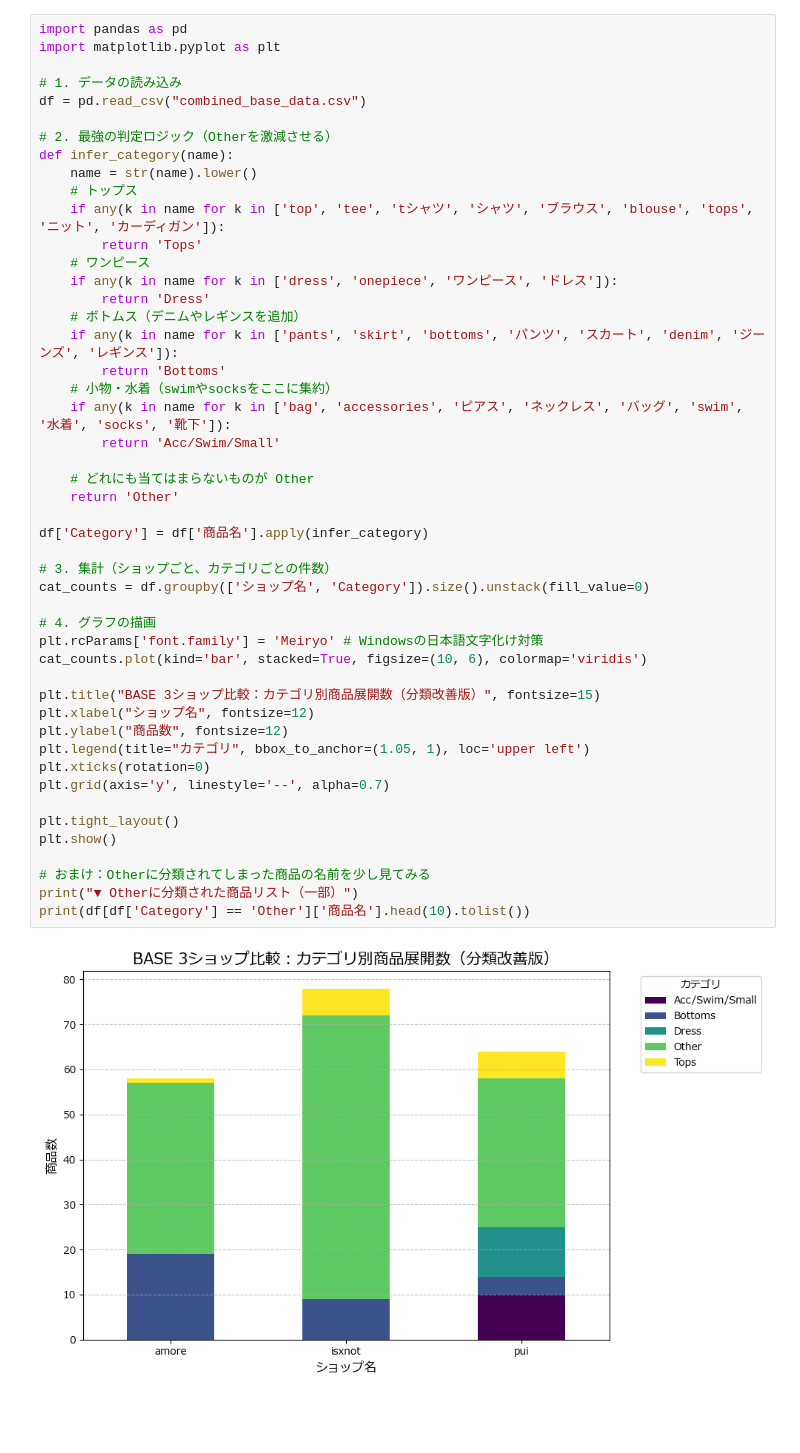
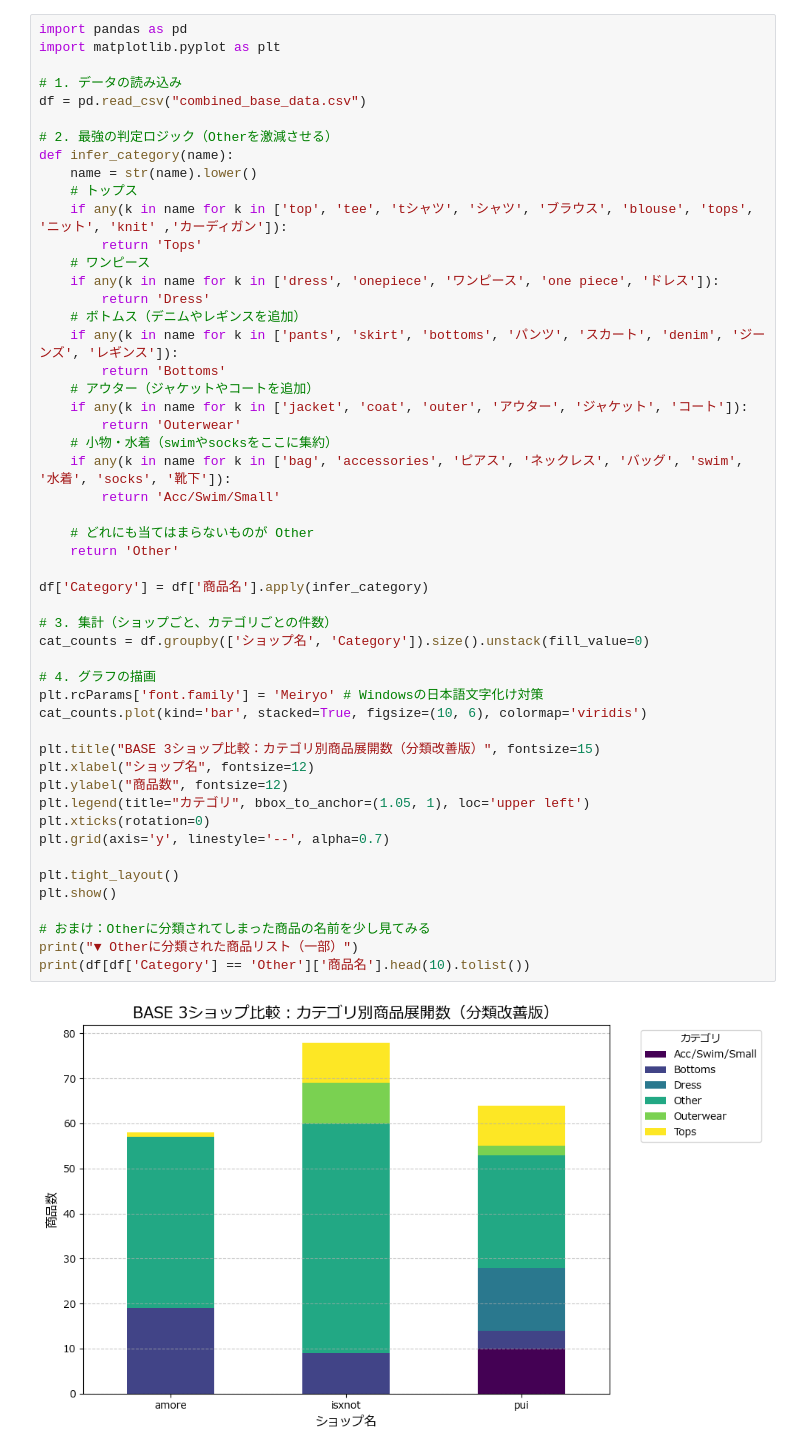
Before and after one commit to kaonashimaster/fashion-rec-engine, a Jupyter notebook: analysis.ipynb, the cells around one changed output. Saved outputs shown, nothing was run; the diff lists cells and outputs as text; blank space fills up the shorter version.

Commit message:
knit、ワンピース、アウターを追加

```diff
--- a/analysis.ipynb
+++ b/analysis.ipynb
@@ -9,43 +9,46 @@ df = pd.read_csv("combined_base_data.csv")
 def infer_category(name):
     name = str(name).lower()
     # トップス
-    if any(k in name for k in ['top', 'tee', 'tシャツ', 'シャツ', 'ブラウス', 'blouse', 'tops', 'ニット', 'カーディガン']):
+    if any(k in name for k in ['top', 'tee', 'tシャツ', 'シャツ', 'ブラウス', 'blouse', 'tops', 'ニット', 'knit' ,'カーディガン']):
         return 'Tops'
     # ワンピース
-    if any(k in name for k in ['dress', 'onepiece', 'ワンピース', 'ドレス']):
+    if any(k in name for k in ['dress', 'onepiece', 'ワンピース', 'one piece', 'ドレス']):
         return 'Dress'
     # ボトムス（デニムやレギンスを追加）
     if any(k in name for k in ['pants', 'skirt', 'bottoms', 'パンツ', 'スカート', 'denim', 'ジーンズ', 'レギンス']):
         return 'Bottoms'
+    # アウター（ジャケットやコートを追加）
+    if any(k in name for k in ['jacket', 'coat', 'outer', 'アウター', 'ジャケット', 'コート']):
+        return 'Outerwear'
     # 小物・水着（swimやsocksをここに集約）
     if any(k in name for k in ['bag', 'accessories', 'ピアス', 'ネックレス', 'バッグ', 'swim', '水着', 'socks', '靴下']):
         return 'Acc/Swim/Small'
 
     # どれにも当てはまらないものが Other
     return 'Other'
 
 df['Category'] = df['商品名'].apply(infer_category)
 
 # 3. 集計（ショップごと、カテゴリごとの件数）
 cat_counts = df.groupby(['ショップ名', 'Category']).size().unstack(fill_value=0)
 
 # 4. グラフの描画
 plt.rcParams['font.family'] = 'Meiryo' # Windowsの日本語文字化け対策
 cat_counts.plot(kind='bar', stacked=True, figsize=(10, 6), colormap='viridis')
 
 plt.title("BASE 3ショップ比較：カテゴリ別商品展開数（分類改善版）", fontsize=15)
 plt.xlabel("ショップ名", fontsize=12)
 plt.ylabel("商品数", fontsize=12)
 plt.legend(title="カテゴリ", bbox_to_anchor=(1.05, 1), loc='upper left')
 plt.xticks(rotation=0)
 plt.grid(axis='y', linestyle='--', alpha=0.7)
 
 plt.tight_layout()
 plt.show()
 
 # おまけ：Otherに分類されてしまった商品の名前を少し見てみる
 print("▼ Otherに分類された商品リスト（一部）")
 print(df[df['Category'] == 'Other']['商品名'].head(10).tolist())
 # %% [output]
-[figure, old version]
+[figure, new version]
 ▼ Otherに分類された商品リスト（一部）
```
Also changed, not shown: parts of 1 cell of this notebook.
